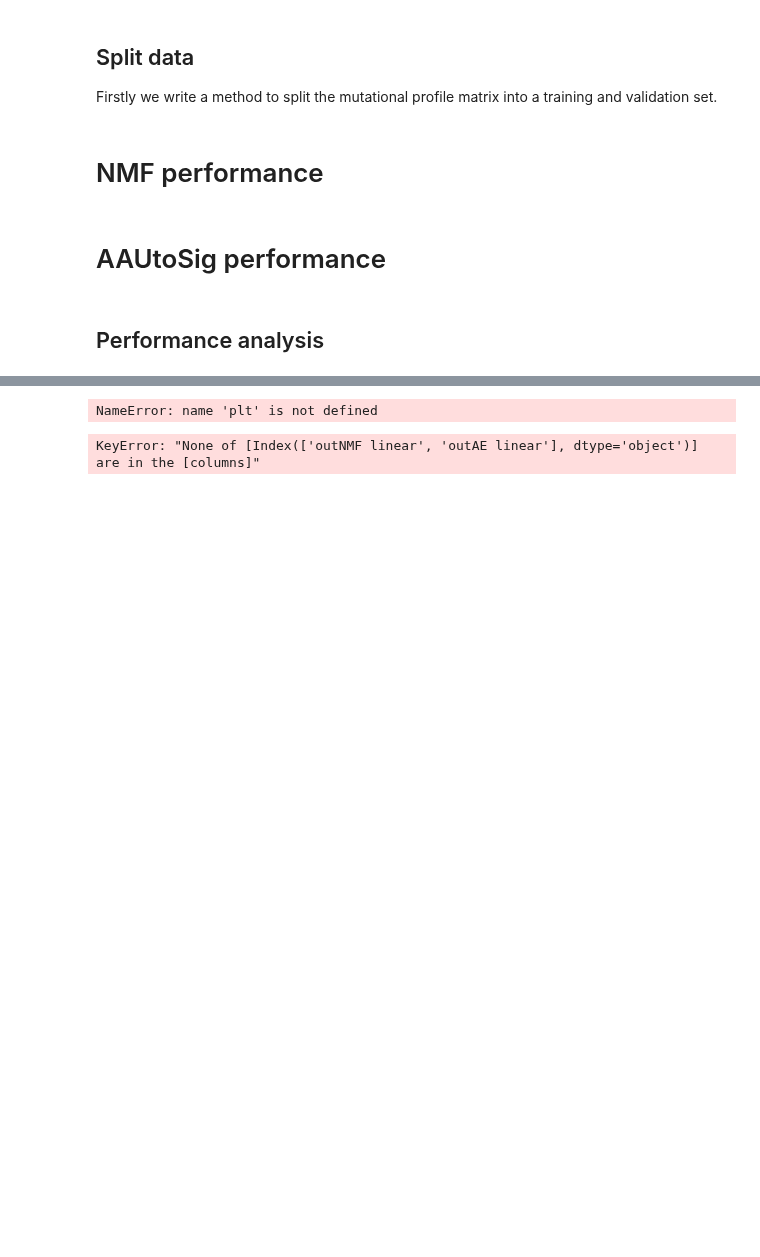
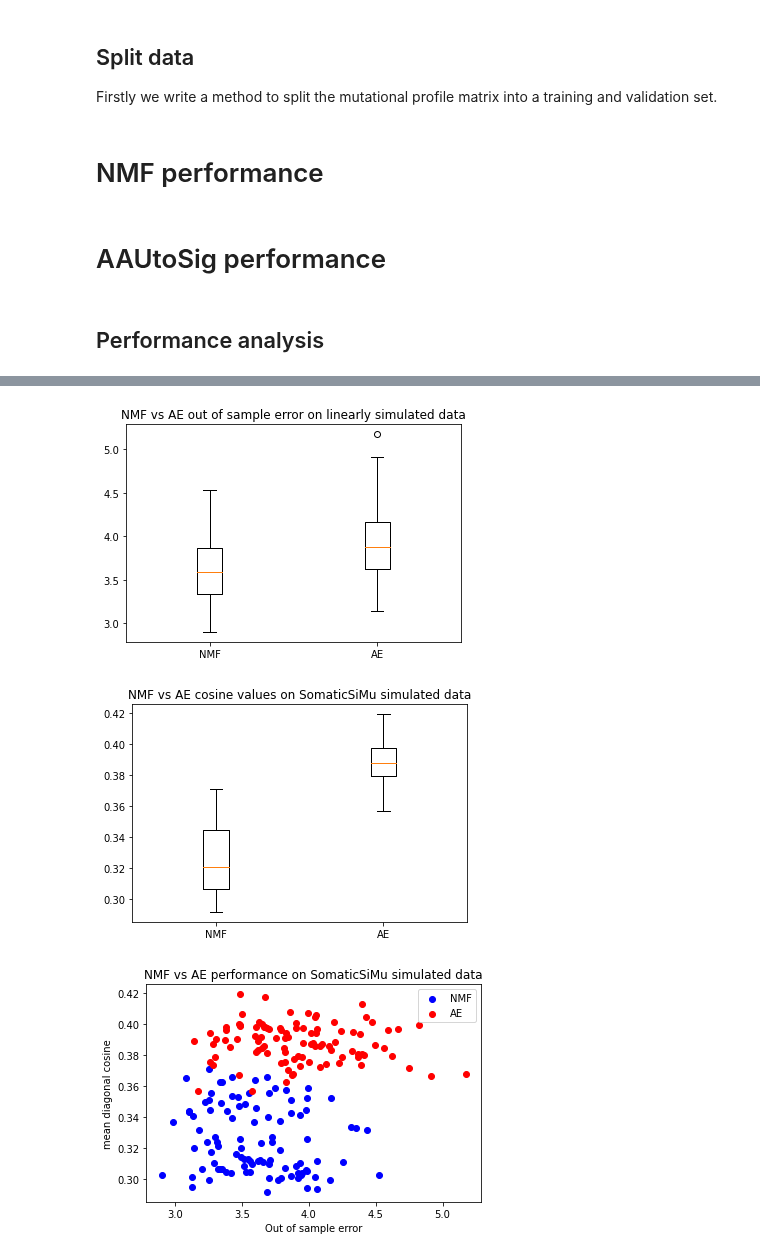
Before and after one commit to CLINDA-AAU/AAUtoSig, a Jupyter notebook: out_error_non_linear copy.ipynb, the cells around one changed output, grey strips where cells are left out. Drawn from its saved outputs; the diff is of its cells as text; code cells hidden in the pictures; blank space fills up the shorter version.

```diff
--- a/out_error_non_linear copy.ipynb
+++ b/out_error_non_linear copy.ipynb
@@ -61,8 +61,8 @@ def out_errorNMF(train_df, validation_df, nsigs, true_sigs, max = False):
   model = NMF(n_components=nsigs, init='random', max_iter = 500)
   exposures = model.fit_transform(train_df)
   signatures = model.components_
-  #cos_NMF = cosine_perm(true_sigs.to_numpy().T, signatures)[0]
-  #cos_mean = np.mean(cos_NMF.diagonal())
+  cos_NMF = cosine_cvx(true_sigs.to_numpy().T, signatures)[0]
+  cos_mean = np.mean(cos_NMF.diagonal())
   #cos_max = cosine_max(signatures, true_sigs.to_numpy().T)
 
 
@@ -70,13 +70,7 @@ def out_errorNMF(train_df, validation_df, nsigs, true_sigs, max = False):
   rec = np.dot(ref_exposures, signatures)
   MSE = np.mean(((validation_df - rec)**2).to_numpy())
 
-  if max == True:
-    cos_max = cosine_max(signatures, true_sigs.to_numpy().T)
-    return cos_max, MSE
-  else:
-    cos_NMF = cosine_perm(true_sigs.to_numpy().T, signatures)[0]
-    cos_mean = np.mean(cos_NMF.diagonal())
-    return cos_mean, MSE
+  return cos_mean, MSE
 # %% [markdown]
 # AAUtoSig performance
 # %%
@@ -141,14 +123,11 @@ def performance_analysis(m, m_sigs):
   sigs_train = COSMIC[sig_names_train]
   nsigs = len(sig_names_train)
   print("Hola!")
-  return(out_errorNMF(train_data, test_data, nsigs, sigs_train, max = True) +
-          out_errorNMF(train_data, test_data, nsigs, sigs_train) +
-          out_error_AAUtoSig(train_data, test_data, nsigs, sigs_train, max = True) +
-           out_error_AAUtoSig(train_data, test_data, nsigs, sigs_train))
+  return( out_errorNMF(train_data, test_data, nsigs, sigs_train) +
+          out_error_AAUtoSig(train_data, test_data, nsigs, sigs_train))
 
-asd = [performance_analysis(m, groundtruth) for _ in range(8)]
+asd = [performance_analysis(m, groundtruth) for _ in range(100)]
 result = pd.DataFrame(asd)
-result.columns = ["NMF_max", "outNMF1", "NMF_perm", "outNMF2",
-                  "AE_max", "outAE1", "AE_perm", "outAE2" ]
+result.columns = ["NMF_perm", "outNMF", "AE_perm", "outAE" ]
 # %% [output]
 Hola!
@@ -162,29 +169,21 @@ Hola!
-# %%
-plt.scatter(y = result['NMF_perm'], x = result['NMF_max'], c = 'blue', label = 'NMF')
-plt.scatter(y = result['AE_perm'], x = result['AE_max'], c = 'red', label = 'AE')
-plt.xlabel('diagonal cosine - max value')
-plt.ylabel('diagonal cosine - permutations')
-plt.title('cosine values - max value')
-plt.legend()
-plt.show()
-# %% [output]
-NameError: name 'plt' is not defined
 # %%
-plt.boxplot(result[['outNMF linear', 'outAE linear']], labels = ["NMF", "AE"])
+plt.boxplot(result[['outNMF', 'outAE']], labels = ["NMF", "AE"])
 plt.title('NMF vs AE out of sample error on linearly simulated data')
 plt.show()
 
-plt.boxplot(result[['cosineNMF linear', 'cosineAE linear']] ,labels = ["NMF", "AE"])
-plt.title('NMF vs AE cosine values on linearly simulated data')
+plt.boxplot(result[['NMF_perm', 'AE_perm']] ,labels = ["NMF", "AE"])
+plt.title('NMF vs AE cosine values on SomaticSiMu simulated data')
 plt.show()
 
-plt.scatter(y = result['cosineNMF linear'], x = result['outNMF linear'], c = 'blue', label = 'NMF')
-plt.scatter(y = result['cosineAE linear'], x = result['outAE linear'], c = 'red', label = 'AE')
+plt.scatter(y = result['NMF_perm'], x = result['outNMF'], c = 'blue', label = 'NMF')
+plt.scatter(y = result['AE_perm'], x = result['outAE'], c = 'red', label = 'AE')
 plt.xlabel('Out of sample error')
 plt.ylabel('mean diagonal cosine')
-plt.title('NMF vs AE performance on linearly simulated data')
+plt.title('NMF vs AE performance on SomaticSiMu simulated data')
 plt.legend()
 plt.show()
 #plt.savefig('linear.png', transparent=True)
 # %% [output]
-KeyError: "None of [Index(['outNMF linear', 'outAE linear'], dtype='object')] are in the [columns]"
+[figure, added]
+[figure, added]
+[figure, added]
```
Also changed, not shown: parts of 3 cells of this notebook, 2 other files.
